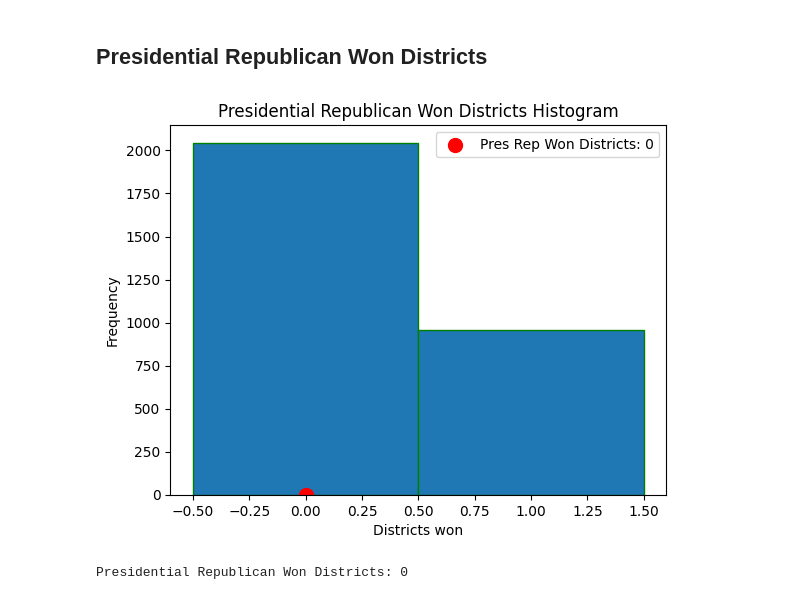
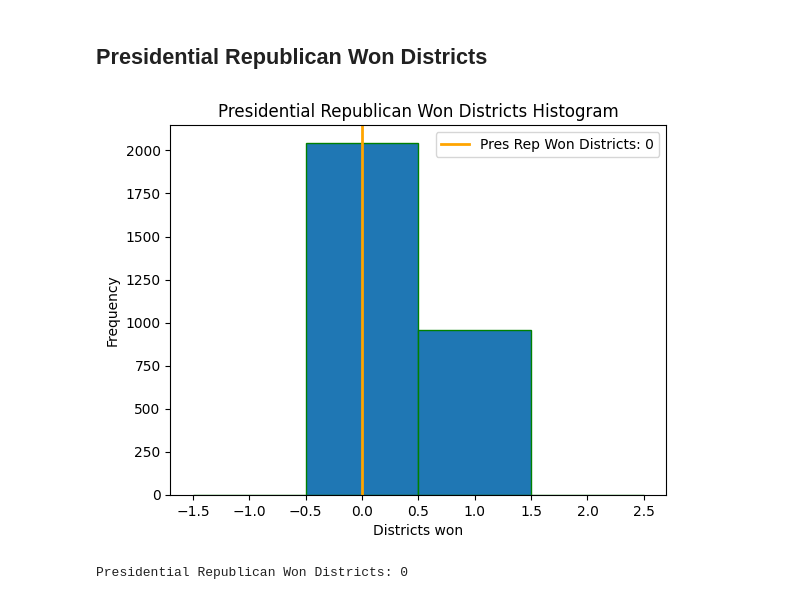
Before and after one commit to blaydeomura/AI_for_redistricting_final_project, a Jupyter notebook: CT_final_outlier_analysis.ipynb, the cells around one changed output. Saved outputs shown, nothing was run; the diff lists cells and outputs as text; code cells hidden in the pictures.

```diff
--- a/CT_final_outlier_analysis.ipynb
+++ b/CT_final_outlier_analysis.ipynb
@@ -419,21 +421,18 @@ pres_rep_won_districts_plot = initial_partition["PRES16"].wins("Republican")
 # %%
 # Plot our histogram
 plt.figure()
-min_val = int(min(pres_rep_won_districts)) # Max value for bin size
-max_val = int(max(pres_rep_won_districts)) # Min value for bin size
-bins = np.arange(min_val - 0.5, max_val + 1.5, 1) # Center the bins
-plt.hist(pres_rep_won_districts, bins=bins, edgecolor = "green", align='mid')
+bins = [-1.5, -.5, .5, 1.5, 2.5]
+plt.hist(pres_rep_won_districts, bins, edgecolor = "green", align='mid')
 plt.title('Presidential Republican Won Districts Histogram')
 plt.xlabel('Districts won')
 plt.ylabel('Frequency')
 
-# Scatter plot won districts
-plt.scatter([pres_rep_won_districts_plot], [0], color='red', s=100, label=f'Pres Rep Won Districts: {pres_rep_won_districts_plot:}')  # s is the size of the dot
+# Line plot won districts
+plt.axvline(x=pres_rep_won_districts_plot, color='orange', label=f'Pres Rep Won Districts: {pres_rep_won_districts_plot:}', linewidth=2) # sets the veritcal line
 plt.legend()  # Show legend with the label of scatter
-
 plt.show()
 # %% [output]
-[figure, old version]
+[figure, new version]
 # %%
 print(f"Presidential Republican Won Districts: {pres_rep_won_districts_plot}")
 # %% [output]
```
Also changed, not shown: parts of 10 cells of this notebook.
